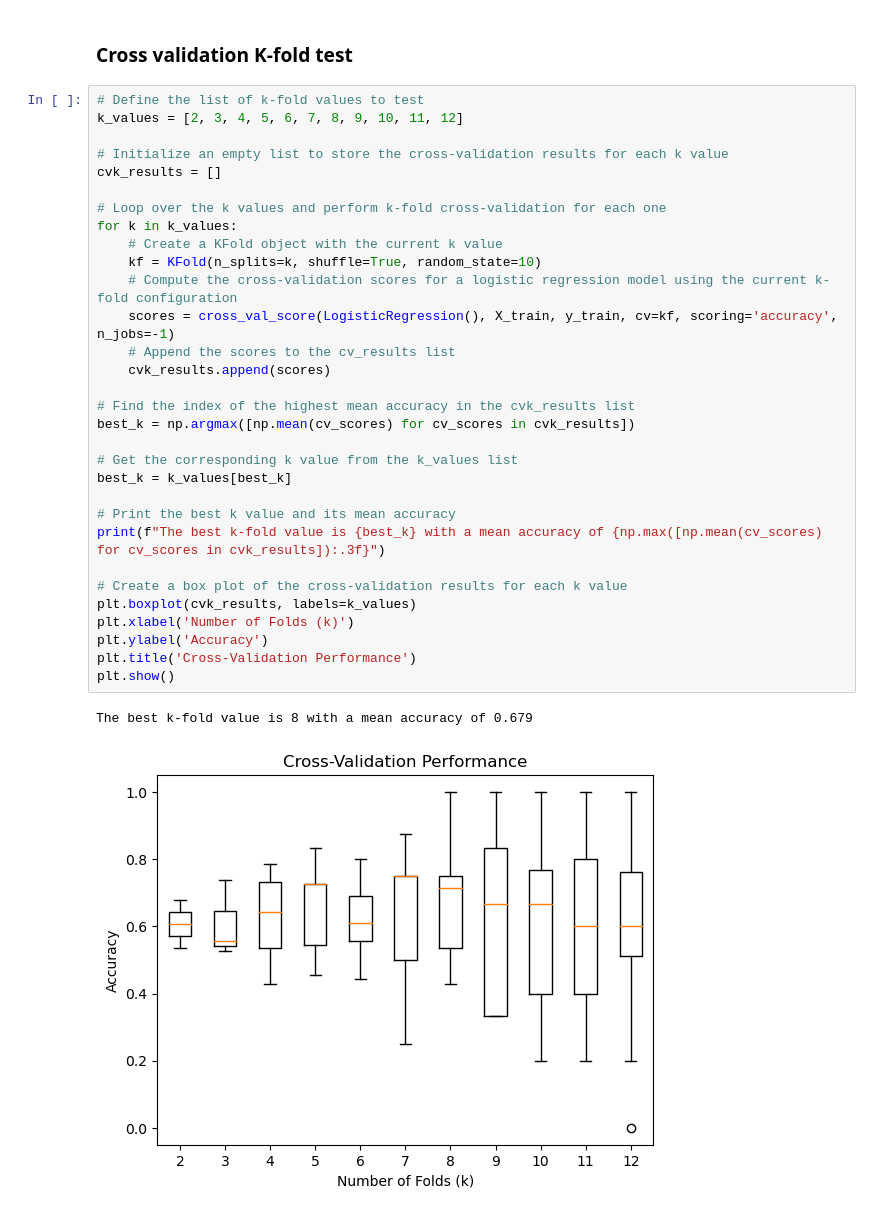
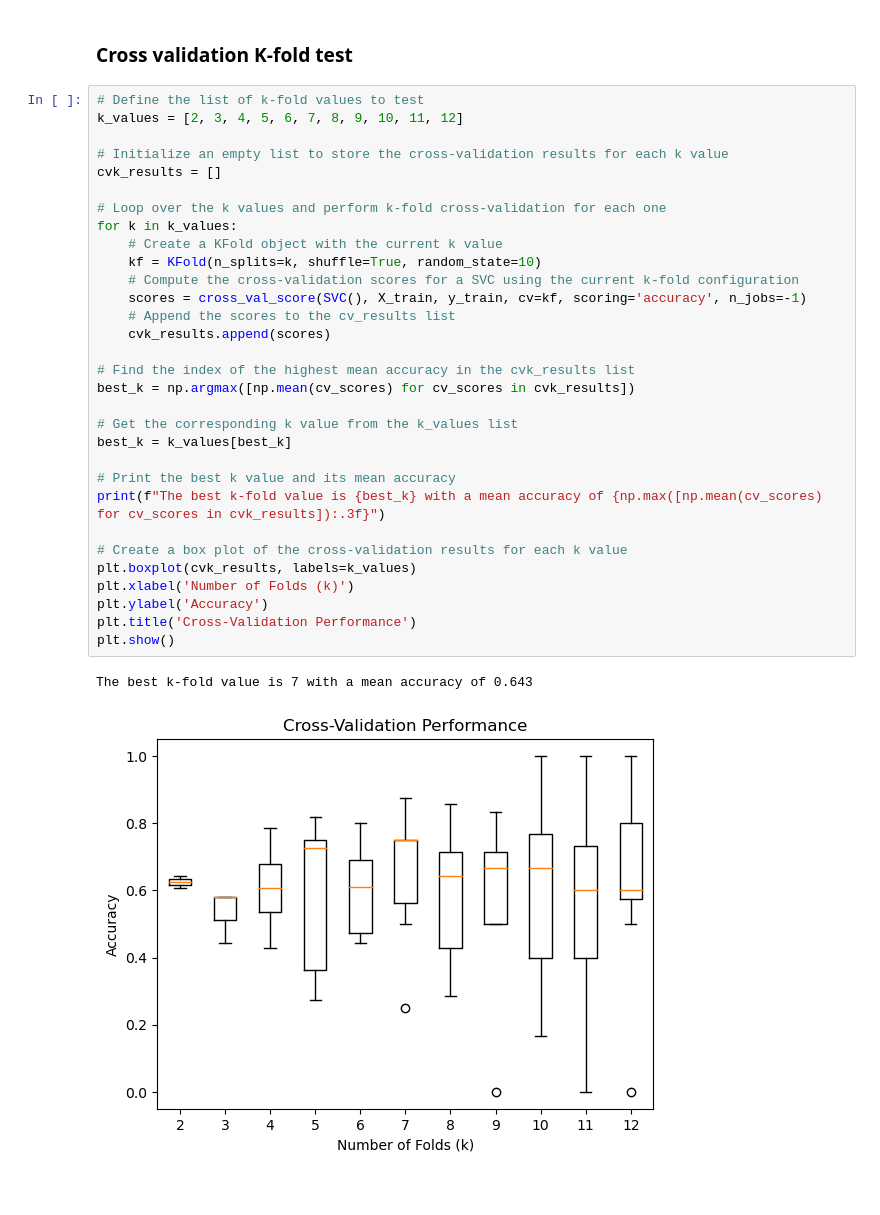
Before and after one commit to pfRijk/TM10007_ML_G1, a Jupyter notebook: assignment.ipynb, the cells around one changed output. Saved outputs shown, nothing was run; the diff lists cells and outputs as text.

```diff
--- a/assignment.ipynb
+++ b/assignment.ipynb
@@ -276,34 +277,34 @@ print("Test ROC AUC Score:",roc_auc_score(gsb.predict(X_valid), y_valid))
 # %%
 # Define the list of k-fold values to test
 k_values = [2, 3, 4, 5, 6, 7, 8, 9, 10, 11, 12]
 
 # Initialize an empty list to store the cross-validation results for each k value
 cvk_results = []
 
 # Loop over the k values and perform k-fold cross-validation for each one
 for k in k_values:
     # Create a KFold object with the current k value
     kf = KFold(n_splits=k, shuffle=True, random_state=10)
-    # Compute the cross-validation scores for a logistic regression model using the current k-fold configuration
-    scores = cross_val_score(LogisticRegression(), X_train, y_train, cv=kf, scoring='accuracy', n_jobs=-1)
+    # Compute the cross-validation scores for a SVC using the current k-fold configuration
+    scores = cross_val_score(SVC(), X_train, y_train, cv=kf, scoring='accuracy', n_jobs=-1)
     # Append the scores to the cv_results list
     cvk_results.append(scores)
 
 # Find the index of the highest mean accuracy in the cvk_results list
 best_k = np.argmax([np.mean(cv_scores) for cv_scores in cvk_results])
 
 # Get the corresponding k value from the k_values list
 best_k = k_values[best_k]
 
 # Print the best k value and its mean accuracy
 print(f"The best k-fold value is {best_k} with a mean accuracy of {np.max([np.mean(cv_scores) for cv_scores in cvk_results]):.3f}")
 
 # Create a box plot of the cross-validation results for each k value
 plt.boxplot(cvk_results, labels=k_values)
 plt.xlabel('Number of Folds (k)')
 plt.ylabel('Accuracy')
 plt.title('Cross-Validation Performance')
 plt.show()
 # %% [output]
-The best k-fold value is 8 with a mean accuracy of 0.679
+The best k-fold value is 7 with a mean accuracy of 0.643
-[figure, old version]
+[figure, new version]
```
Also changed, not shown: parts of 1 cell of this notebook.
